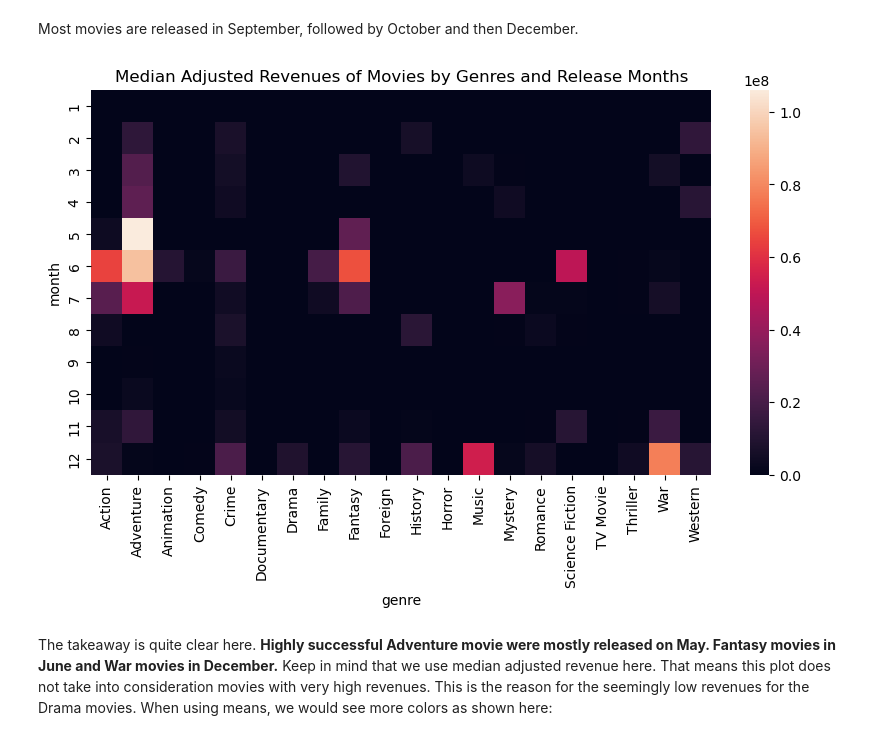
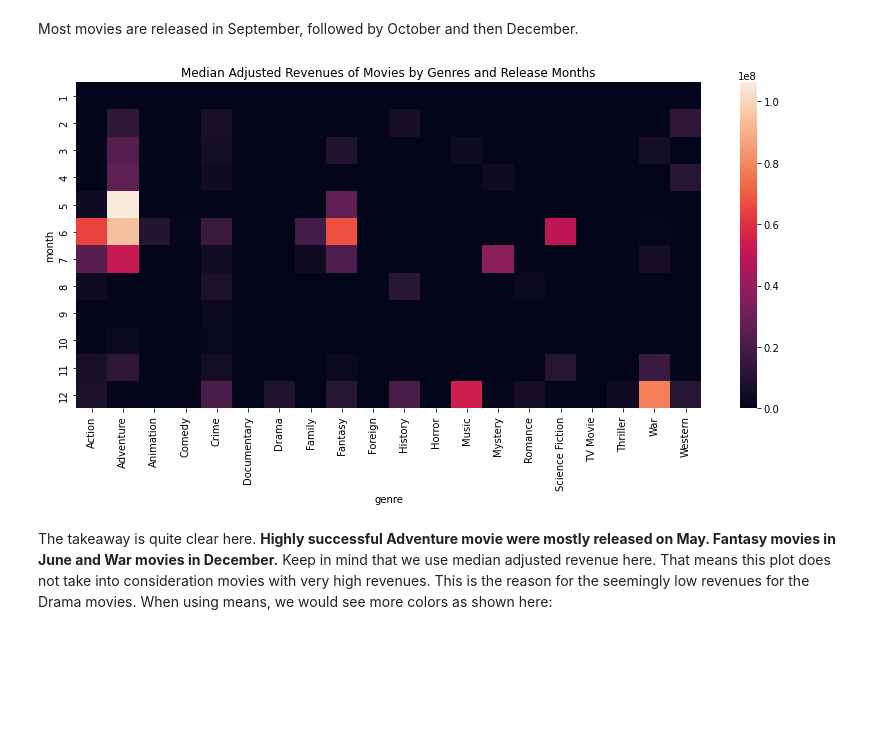
Before and after one commit to jaycode/udacity-investigate-a-dataset, a Jupyter notebook: investigate-a-dataset.ipynb, the cells around one changed output. Cells and saved outputs as stored; diff of their text form; code cells hidden in the pictures; blank space fills up the shorter version.

```diff
--- a/investigate-a-dataset.ipynb
+++ b/investigate-a-dataset.ipynb
@@ -532,12 +555,12 @@ plt.xticks(rotation=45, ha='right');
 # %% [markdown]
 Most movies are released in September, followed by October and then December.
 # %%
-plt.figure(figsize=(10,5))
+plt.figure(figsize=(14,6))
 dfg_h = dfg_g.pivot('month', 'genre', 'revenue_adj')
 ax = sns.heatmap(dfg_h)
 ax.set_title("Median Adjusted Revenues of Movies by Genres and Release Months");
 # %% [output]
-[figure, old version]
+[figure, new version]
 # %% [markdown]
 The takeaway is quite clear here. **Highly successful Adventure movie were mostly released on May. Fantasy movies in June and War movies in December.** Keep in mind that we use median adjusted revenue here. That means this plot does not take into consideration movies with very high revenues. This is the reason for the seemingly low revenues for the Drama movies. When using means, we would see more colors as shown here:
 # %%
```
Also changed, not shown: parts of 21 cells of this notebook, 1 other file.
